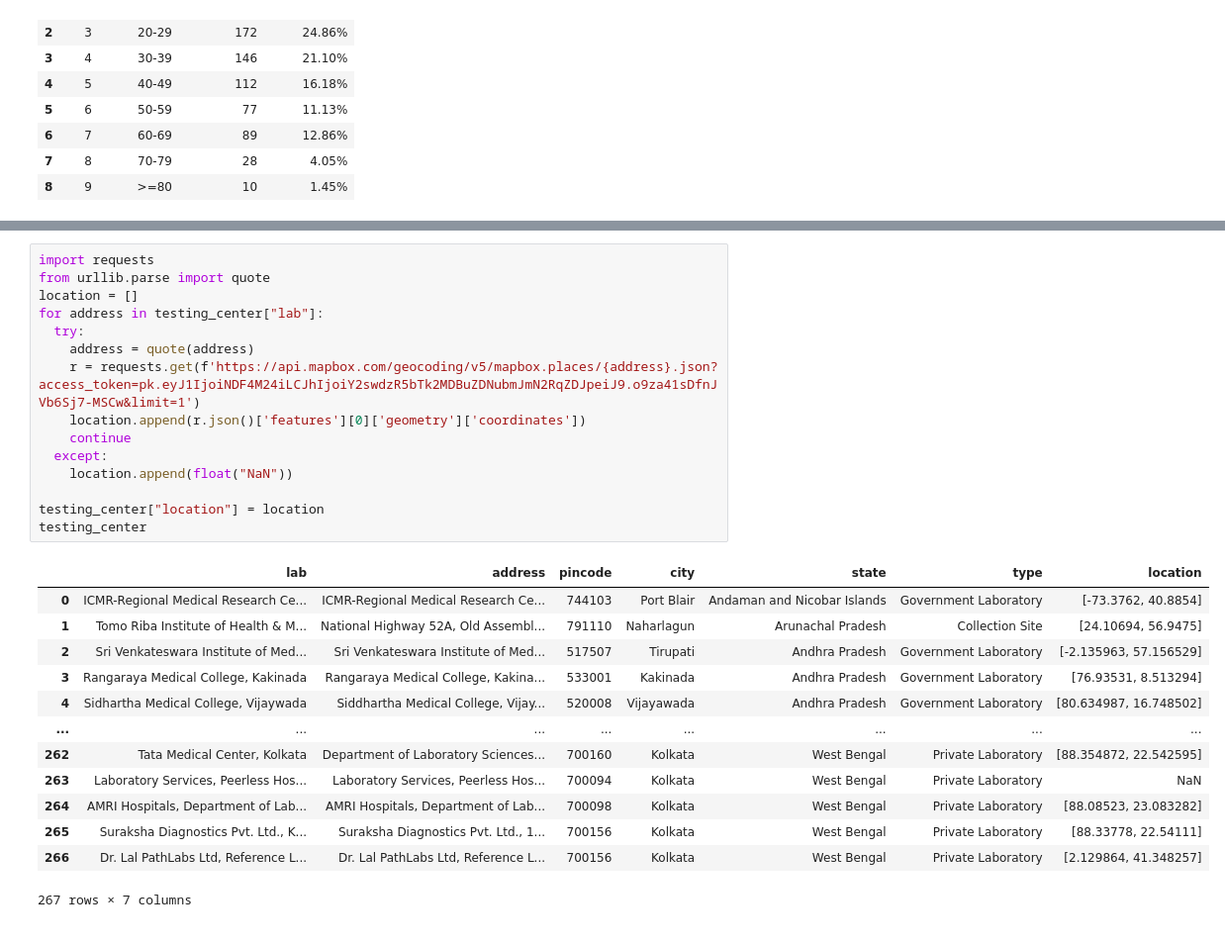
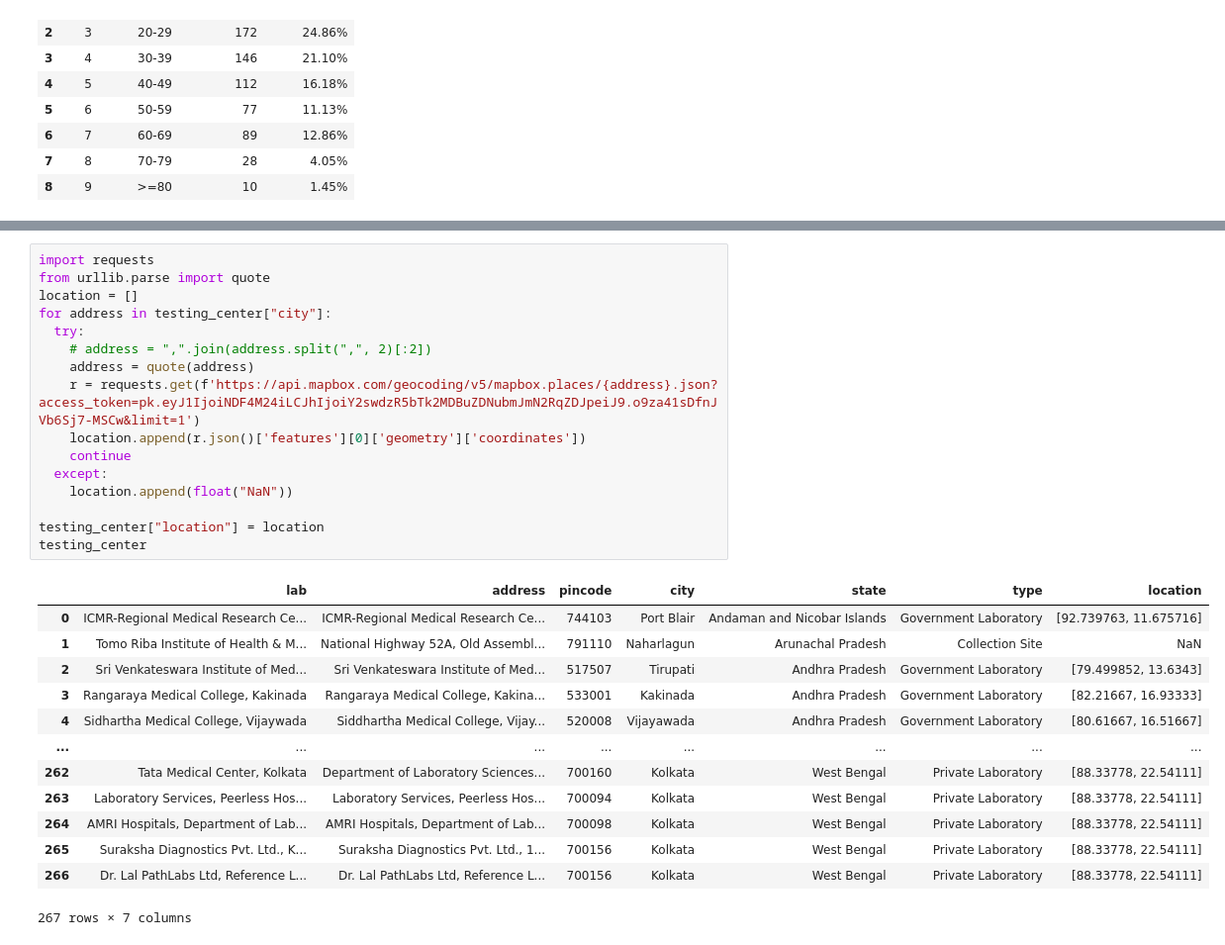
Before and after one commit to 41x3n/Impact-of-lockdown-in-India-COVID-19, a Jupyter notebook: analysis.ipynb, the cells around one changed output, grey strips where cells are left out. Shown at 99% size. Drawn from its saved outputs; the diff is of its cells as text.

```diff
--- a/analysis.ipynb
+++ b/analysis.ipynb
@@ -270,30 +281,31 @@ Supratech Micropath Laboratory & Research Institute Pvt. Ltd., Neuberg Supratech
 # %%
 import requests
 from urllib.parse import quote
 location = []
-for address in testing_center["lab"]:
+for address in testing_center["city"]:
   try:
+    # address = ",".join(address.split(",", 2)[:2])
     address = quote(address)
     r = requests.get(f'https://api.mapbox.com/geocoding/v5/mapbox.places/{address}.json?access_token=pk.eyJ1IjoiNDF4M24iLCJhIjoiY2swdzR5bTk2MDBuZDNubmJmN2RqZDJpeiJ9.o9za41sDfnJVb6Sj7-MSCw&limit=1')
     location.append(r.json()['features'][0]['geometry']['coordinates'])
     continue
   except:
     location.append(float("NaN"))
 
 testing_center["location"] = location
 testing_center
 # %% [output]
 |  | lab | address | pincode | city | state | type | location |
-| 0 | ICMR-Regional Medical Research Ce... | ICMR-Regional Medical Research Ce... | 744103 | Port Blair | Andaman and Nicobar Islands | Government Laboratory | [-73.3762, 40.8854] |
-| 1 | Tomo Riba Institute of Health & M... | National Highway 52A, Old Assembl... | 791110 | Naharlagun | Arunachal Pradesh | Collection Site | [24.10694, 56.9475] |
-| 2 | Sri Venkateswara Institute of Med... | Sri Venkateswara Institute of Med... | 517507 | Tirupati | Andhra Pradesh | Government Laboratory | [-2.135963, 57.156529] |
-| 3 | Rangaraya Medical College, Kakinada | Rangaraya Medical College, Kakina... | 533001 | Kakinada | Andhra Pradesh | Government Laboratory | [76.93531, 8.513294] |
-| 4 | Sidhartha Medical College, Vijaywada | Siddhartha Medical College, Vijay... | 520008 | Vijayawada | Andhra Pradesh | Government Laboratory | [80.634987, 16.748502] |
+| 0 | ICMR-Regional Medical Research Ce... | ICMR-Regional Medical Research Ce... | 744103 | Port Blair | Andaman and Nicobar Islands | Government Laboratory | [92.739763, 11.675716] |
+| 1 | Tomo Riba Institute of Health & M... | National Highway 52A, Old Assembl... | 791110 | Naharlagun | Arunachal Pradesh | Collection Site | NaN |
+| 2 | Sri Venkateswara Institute of Med... | Sri Venkateswara Institute of Med... | 517507 | Tirupati | Andhra Pradesh | Government Laboratory | [79.499852, 13.6343] |
+| 3 | Rangaraya Medical College, Kakinada | Rangaraya Medical College, Kakina... | 533001 | Kakinada | Andhra Pradesh | Government Laboratory | [82.21667, 16.93333] |
+| 4 | Sidhartha Medical College, Vijaywada | Siddhartha Medical College, Vijay... | 520008 | Vijayawada | Andhra Pradesh | Government Laboratory | [80.61667, 16.51667] |
 | ... | ... | ... | ... | ... | ... | ... | ... |
-| 262 | Tata Medical Center, Kolkata | Department of Laboratory Sciences... | 700160 | Kolkata | West Bengal | Private Laboratory | [88.354872, 22.542595] |
-| 263 | Laboratory Services, Peerless Hos... | Laboratory Services, Peerless Hos... | 700094 | Kolkata | West Bengal | Private Laboratory | NaN |
-| 264 | AMRI Hospitals, Department of Lab... | AMRI Hospitals, Department of Lab... | 700098 | Kolkata | West Bengal | Private Laboratory | [88.08523, 23.083282] |
+| 262 | Tata Medical Center, Kolkata | Department of Laboratory Sciences... | 700160 | Kolkata | West Bengal | Private Laboratory | [88.33778, 22.54111] |
+| 263 | Laboratory Services, Peerless Hos... | Laboratory Services, Peerless Hos... | 700094 | Kolkata | West Bengal | Private Laboratory | [88.33778, 22.54111] |
+| 264 | AMRI Hospitals, Department of Lab... | AMRI Hospitals, Department of Lab... | 700098 | Kolkata | West Bengal | Private Laboratory | [88.33778, 22.54111] |
 | 265 | Suraksha Diagnostics Pvt. Ltd., K... | Suraksha Diagnostics Pvt. Ltd., 1... | 700156 | Kolkata | West Bengal | Private Laboratory | [88.33778, 22.54111] |
-| 266 | Dr. Lal PathLabs Ltd, Reference L... | Dr. Lal PathLabs Ltd, Reference L... | 700156 | Kolkata | West Bengal | Private Laboratory | [2.129864, 41.348257] |
+| 266 | Dr. Lal PathLabs Ltd, Reference L... | Dr. Lal PathLabs Ltd, Reference L... | 700156 | Kolkata | West Bengal | Private Laboratory | [88.33778, 22.54111] |
 267 rows × 7 columns
 # %%
```
Also changed, not shown: parts of 3 cells of this notebook.
